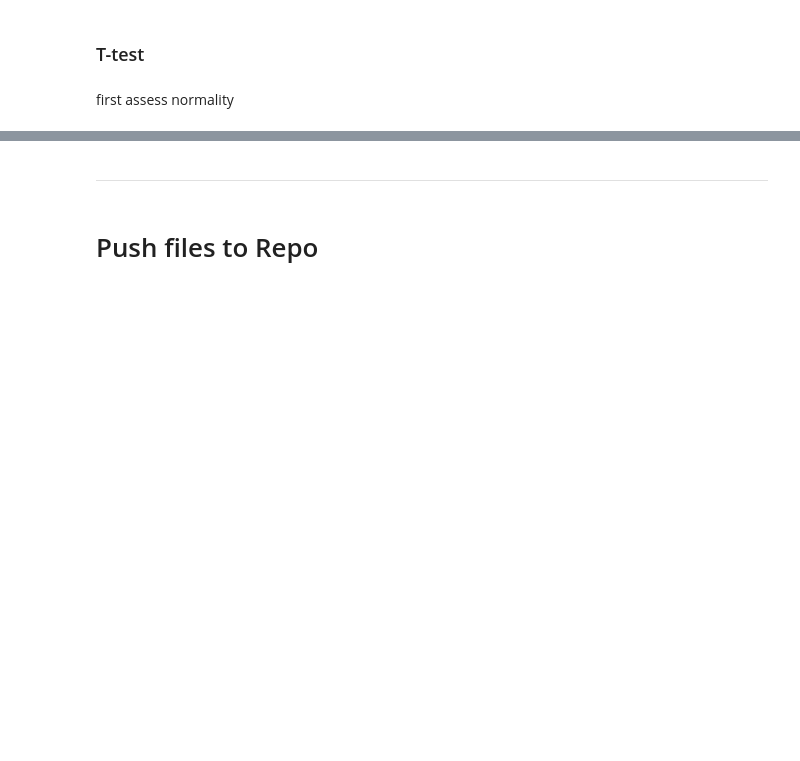
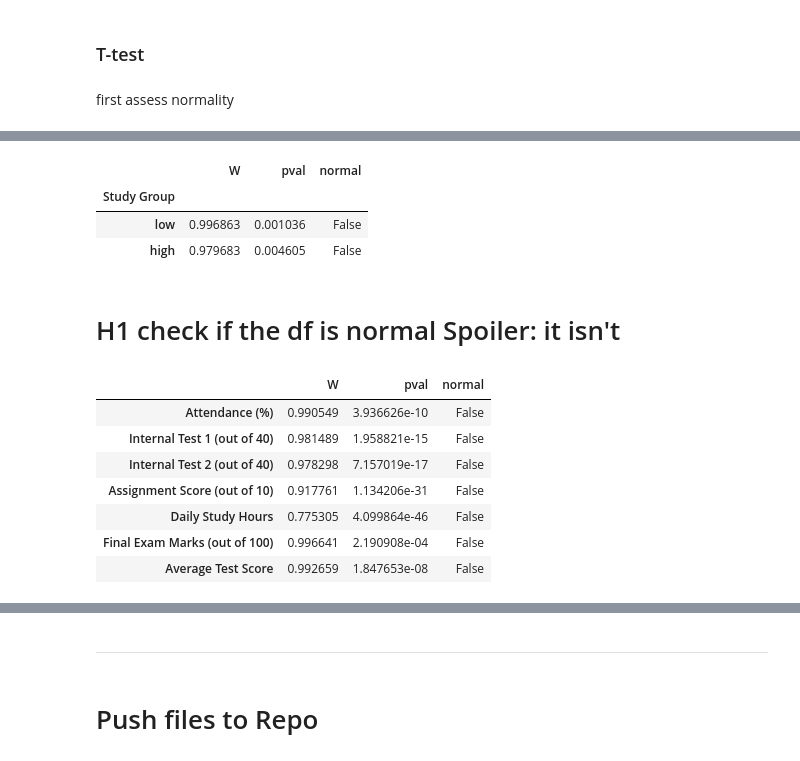
Before and after one commit to tb9757/Student-Academic-Performance, a Jupyter notebook: jupyter_notebooks/2. eda_and_hypotheses.ipynb, the cells around one changed output, grey strips where cells are left out. Saved outputs shown, nothing was run; the diff lists cells and outputs as text; code cells hidden in the pictures; blank space fills up the shorter version.

```diff
--- a/jupyter_notebooks/2. eda_and_hypotheses.ipynb
+++ b/jupyter_notebooks/2. eda_and_hypotheses.ipynb
@@ -420,0 +407,23 @@ first assess normality
+# %%
+import pingouin as pg
+import scipy
+
+pg.normality(df_study_group, dv='Final Exam Marks (out of 100)', group='Study Group', alpha=0.05)
+# %% [output]
+|  | W | pval | normal |
+| Study Group |  |  |  |
+| low | 0.996863 | 0.001036 | False |
+| high | 0.979683 | 0.004605 | False |
+# %% [markdown]
+# H1 check if the df is normal Spoiler: it isn't
+# %%
+pg.normality(df[num_cols], alpha=0.05)
+# %% [output]
+|  | W | pval | normal |
+| Attendance (%) | 0.990549 | 3.936626e-10 | False |
+| Internal Test 1 (out of 40) | 0.981489 | 1.958821e-15 | False |
+| Internal Test 2 (out of 40) | 0.978298 | 7.157019e-17 | False |
+| Assignment Score (out of 10) | 0.917761 | 1.134206e-31 | False |
+| Daily Study Hours | 0.775305 | 4.099864e-46 | False |
+| Final Exam Marks (out of 100) | 0.996641 | 2.190908e-04 | False |
+| Average Test Score | 0.992659 | 1.847653e-08 | False |
```
Also changed, not shown: parts of 7 cells of this notebook.
